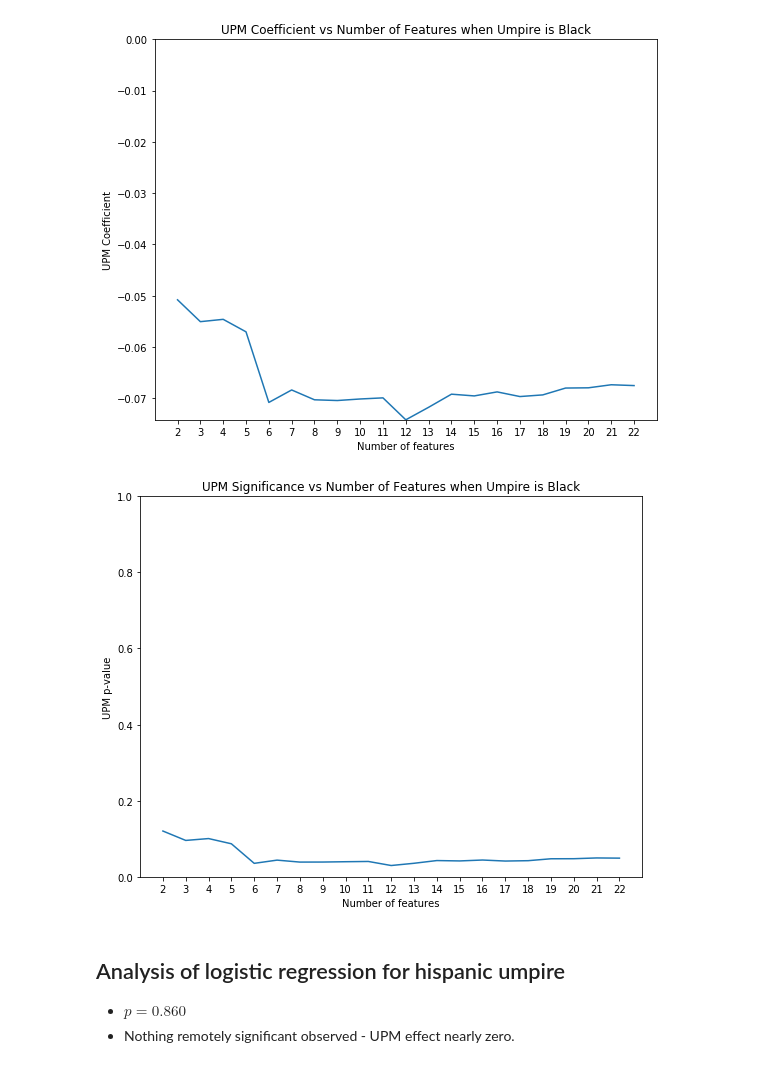
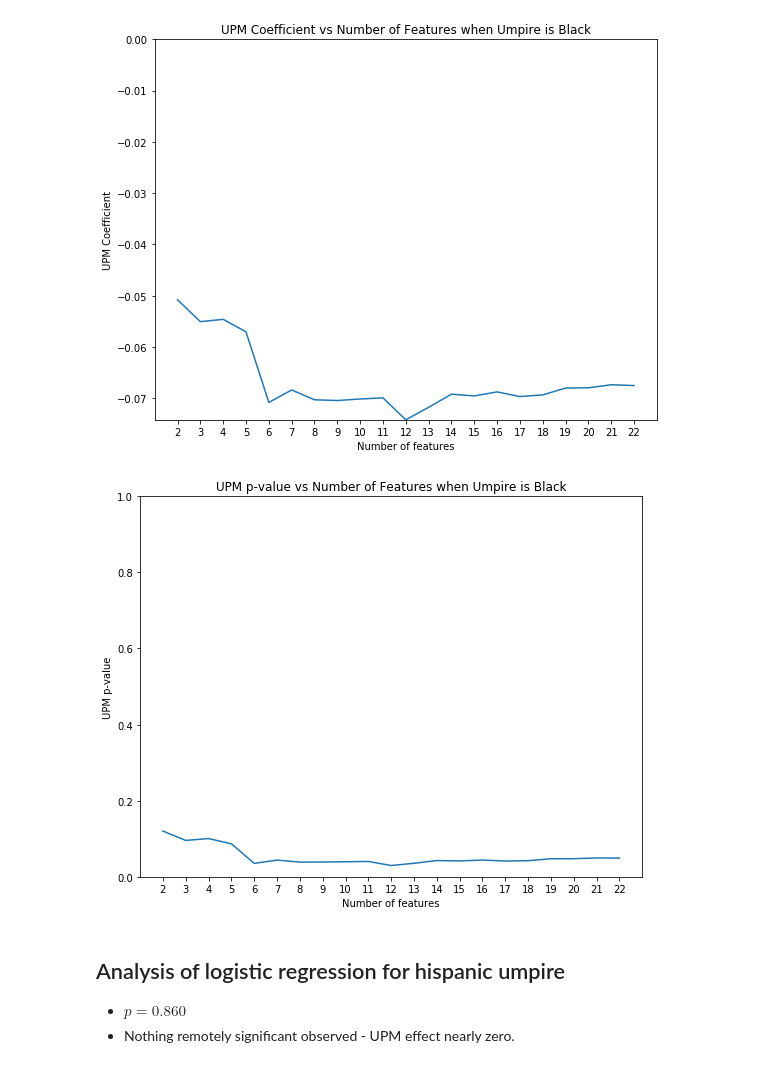
Before and after one commit to AshleyMcGee/MLB, a Jupyter notebook: umpire_analysis.ipynb, the cells around one changed output. Saved outputs shown, nothing was run; the diff lists cells and outputs as text; code cells hidden in the pictures.

```diff
--- a/umpire_analysis.ipynb
+++ b/umpire_analysis.ipynb
@@ -372,9 +370,9 @@ plot_beta(beta_black, nf_black, "UPM Coefficient vs Number of Features when Umpi
 # %% [output]
 [figure]
 # %%
-plot_pvalues(p_black, nf_black, "UPM Significance vs Number of Features when Umpire is Black", "p_vs_nf_black_umpire.png")
+plot_pvalues(p_black, nf_black, "UPM p-value vs Number of Features when Umpire is Black", "p_vs_nf_black_umpire.png")
 # %% [output]
-[figure, old version]
+[figure, new version]
 # %% [markdown]
 ## Analysis of logistic regression for hispanic umpire
 * $p = 0.860$
```
Also changed, not shown: parts of 24 cells of this notebook, 6 other files.
